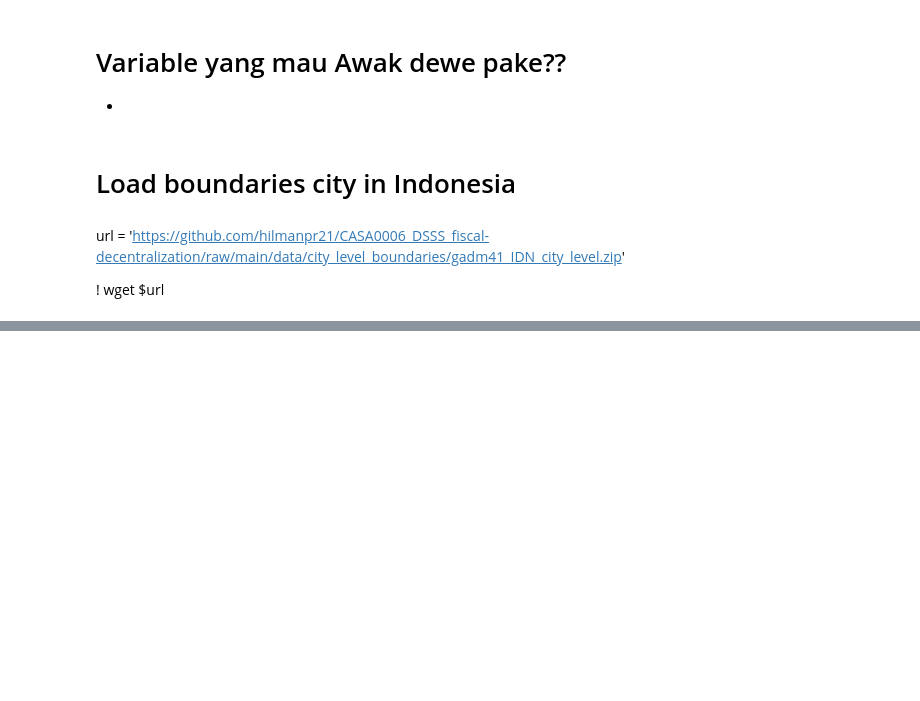
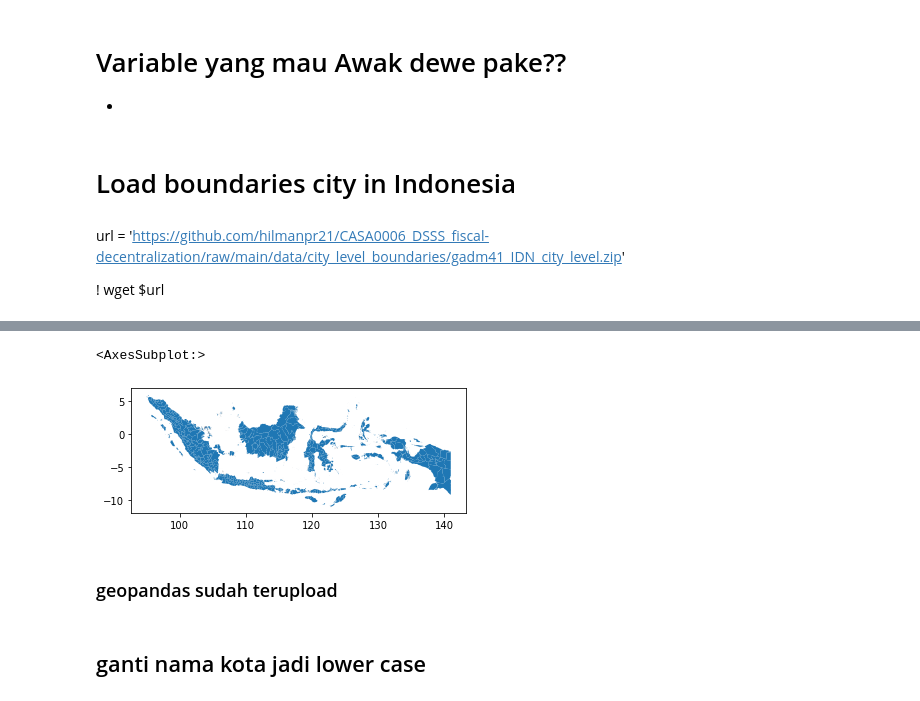
Before and after one commit to hilmanpr21/CASA0006_DSSS_fiscal-decentralization, a Jupyter notebook: Fiscal_clustering.ipynb, the cells around one changed output, grey strips where cells are left out. Saved outputs shown, nothing was run; the diff lists cells and outputs as text; code cells hidden in the pictures; blank space fills up the shorter version.

```diff
--- a/Fiscal_clustering.ipynb
+++ b/Fiscal_clustering.ipynb
@@ -331,4 +424,5 @@ gadm41_IDN_city_lev 100%[===================>]  26.01M  9.25MB/s    in 2.8s
 # %%
-gdf = gpd.read_file(f"zip://gadm41_IDN_city_level.zip!gadm41_IDN_city_level.shp")
-gdf
+gdf = gpd.read_file(f"zip://gadm41_IDN_city.zip!gadm41_IDN_city.shp")
+gdf2 = gdf.rename(columns=lambda x:x.lower().replace(' ','_'))
+gdf2.head()
 # %% [output]
@@ -335,0 +435,9 @@ DriverError: '/vsizip/gadm41_IDN_city_level.zip/gadm41_IDN_city_level.shp' does
+# %%
+gdf2.plot()
+# %% [output]
+<AxesSubplot:>
+[figure, added]
+# %% [markdown]
+### geopandas sudah terupload
+# %% [markdown]
+## ganti nama kota jadi lower case
```
Also changed, not shown: parts of 22 cells of this notebook, 1 other file.
